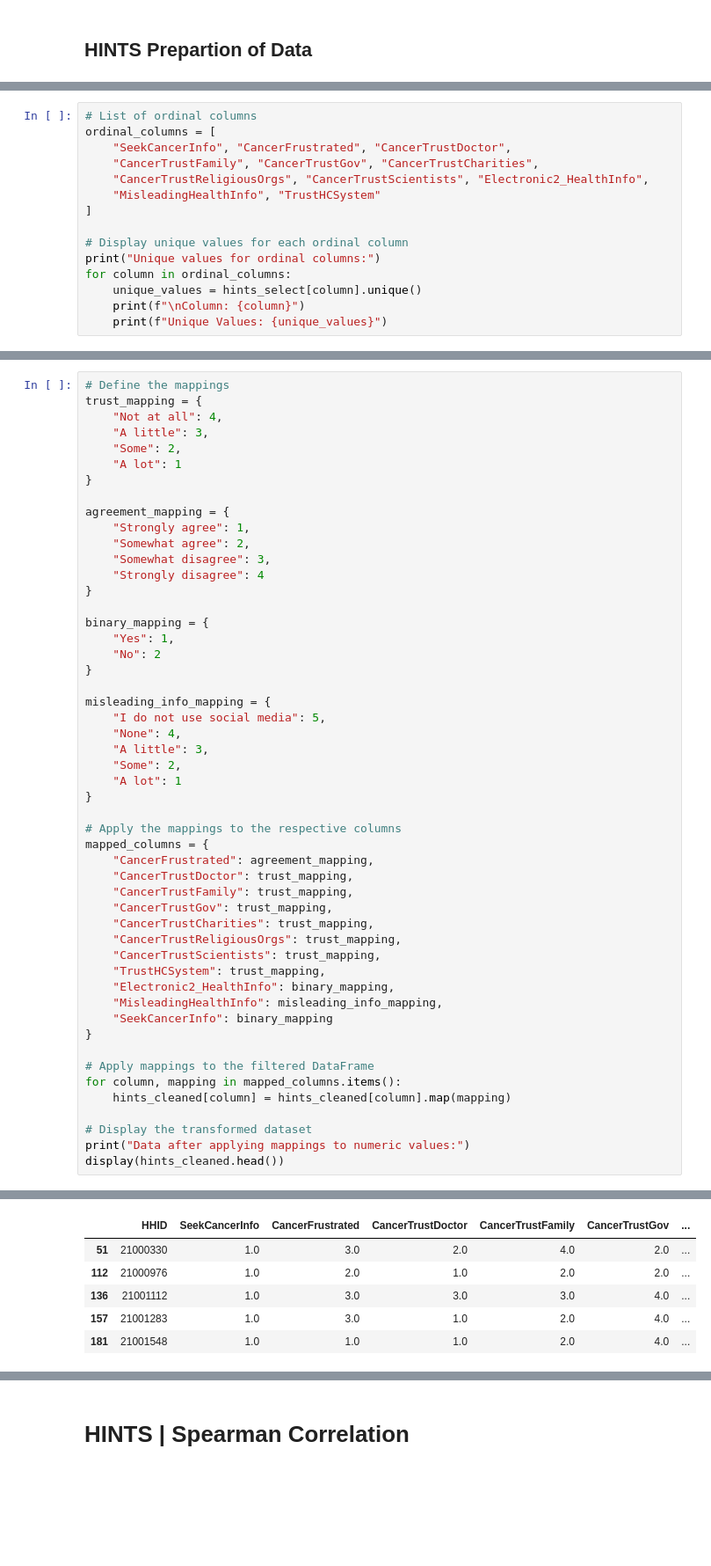
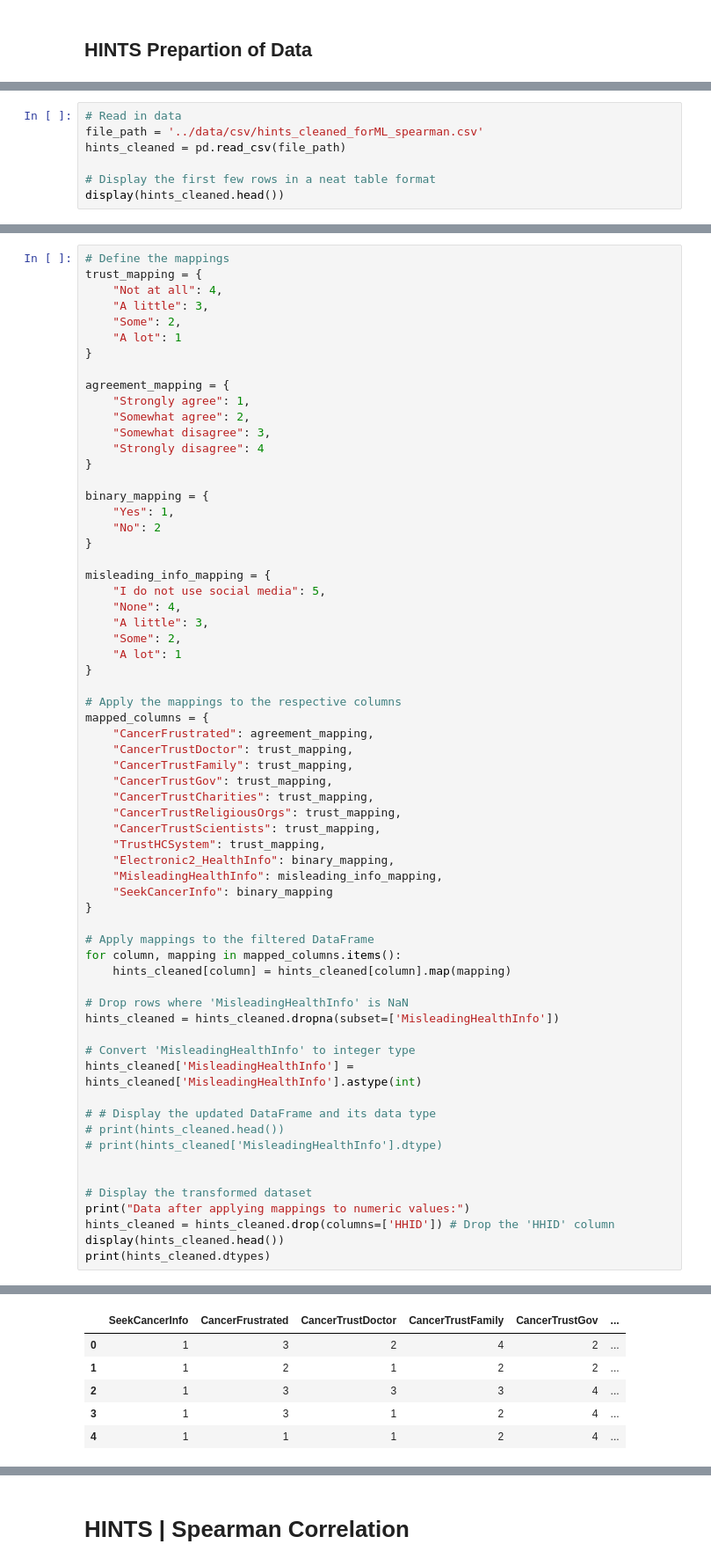
Before and after one commit to msheeba4848/Cancer-Communication-Using-Big-Data-Tools, a Jupyter notebook: website-source/hints_regression.ipynb, the cells around one changed output, grey strips where cells are left out. Shown at 88% size. Saved outputs shown, nothing was run; the diff lists cells and outputs as text; blank space fills up the shorter version.

Commit message:
created a data_cleaning tab for website and updated hints_regression ML

```diff
--- a/website-source/hints_regression.ipynb
+++ b/website-source/hints_regression.ipynb
@@ -80,15 +23,0 @@ dtype: int64
-# %%
-# List of ordinal columns
-ordinal_columns = [
-    "SeekCancerInfo", "CancerFrustrated", "CancerTrustDoctor",
-    "CancerTrustFamily", "CancerTrustGov", "CancerTrustCharities",
-    "CancerTrustReligiousOrgs", "CancerTrustScientists", "Electronic2_HealthInfo",
-    "MisleadingHealthInfo", "TrustHCSystem"
-]
-
-# Display unique values for each ordinal column
-print("Unique values for ordinal columns:")
-for column in ordinal_columns:
-    unique_values = hints_select[column].unique()
-    print(f"\nColumn: {column}")
-    print(f"Unique Values: {unique_values}")
@@ -161,0 +24,7 @@ Name: count, dtype: int64
+# %%
+# Read in data
+file_path = '../data/csv/hints_cleaned_forML_spearman.csv'
+hints_cleaned = pd.read_csv(file_path)
+
+# Display the first few rows in a neat table format
+display(hints_cleaned.head())
@@ -185,36 +85,49 @@ misleading_info_mapping = {
     "None": 4,
     "A little": 3,
     "Some": 2,
     "A lot": 1
 }
 
 # Apply the mappings to the respective columns
 mapped_columns = {
     "CancerFrustrated": agreement_mapping,
     "CancerTrustDoctor": trust_mapping,
     "CancerTrustFamily": trust_mapping,
     "CancerTrustGov": trust_mapping,
     "CancerTrustCharities": trust_mapping,
     "CancerTrustReligiousOrgs": trust_mapping,
     "CancerTrustScientists": trust_mapping,
     "TrustHCSystem": trust_mapping,
     "Electronic2_HealthInfo": binary_mapping,
     "MisleadingHealthInfo": misleading_info_mapping,
     "SeekCancerInfo": binary_mapping
 }
 
 # Apply mappings to the filtered DataFrame
 for column, mapping in mapped_columns.items():
     hints_cleaned[column] = hints_cleaned[column].map(mapping)
 
+# Drop rows where 'MisleadingHealthInfo' is NaN
+hints_cleaned = hints_cleaned.dropna(subset=['MisleadingHealthInfo'])
+
+# Convert 'MisleadingHealthInfo' to integer type
+hints_cleaned['MisleadingHealthInfo'] = hints_cleaned['MisleadingHealthInfo'].astype(int)
+
+# # Display the updated DataFrame and its data type
+# print(hints_cleaned.head())
+# print(hints_cleaned['MisleadingHealthInfo'].dtype)
+
+
 # Display the transformed dataset
 print("Data after applying mappings to numeric values:")
+hints_cleaned = hints_cleaned.drop(columns=['HHID']) # Drop the 'HHID' column
 display(hints_cleaned.head())
+print(hints_cleaned.dtypes)
 # %% [output]
 Data after applying mappings to numeric values:
-|  | HHID | SeekCancerInfo | CancerFrustrated | CancerTrustDoctor | CancerTrustFamily | CancerTrustGov | ... |
-| 51 | 21000330 | 1.0 | 3.0 | 2.0 | 4.0 | 2.0 | ... |
-| 112 | 21000976 | 1.0 | 2.0 | 1.0 | 2.0 | 2.0 | ... |
-| 136 | 21001112 | 1.0 | 3.0 | 3.0 | 3.0 | 4.0 | ... |
-| 157 | 21001283 | 1.0 | 3.0 | 1.0 | 2.0 | 4.0 | ... |
-| 181 | 21001548 | 1.0 | 1.0 | 1.0 | 2.0 | 4.0 | ... |
+|  | SeekCancerInfo | CancerFrustrated | CancerTrustDoctor | CancerTrustFamily | CancerTrustGov | ... |
+| 0 | 1 | 3 | 2 | 4 | 2 | ... |
+| 1 | 1 | 2 | 1 | 2 | 2 | ... |
+| 2 | 1 | 3 | 3 | 3 | 4 | ... |
+| 3 | 1 | 3 | 1 | 2 | 4 | ... |
+| 4 | 1 | 1 | 1 | 2 | 4 | ... |
```
Also changed, not shown: parts of 20 cells of this notebook, 2 other files.
